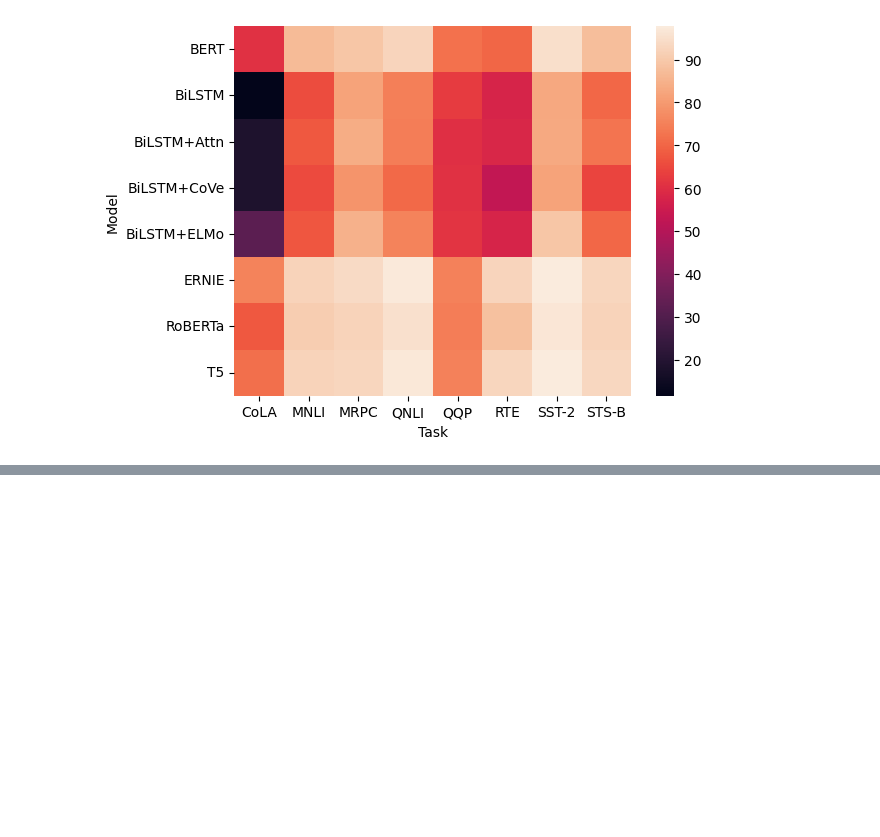
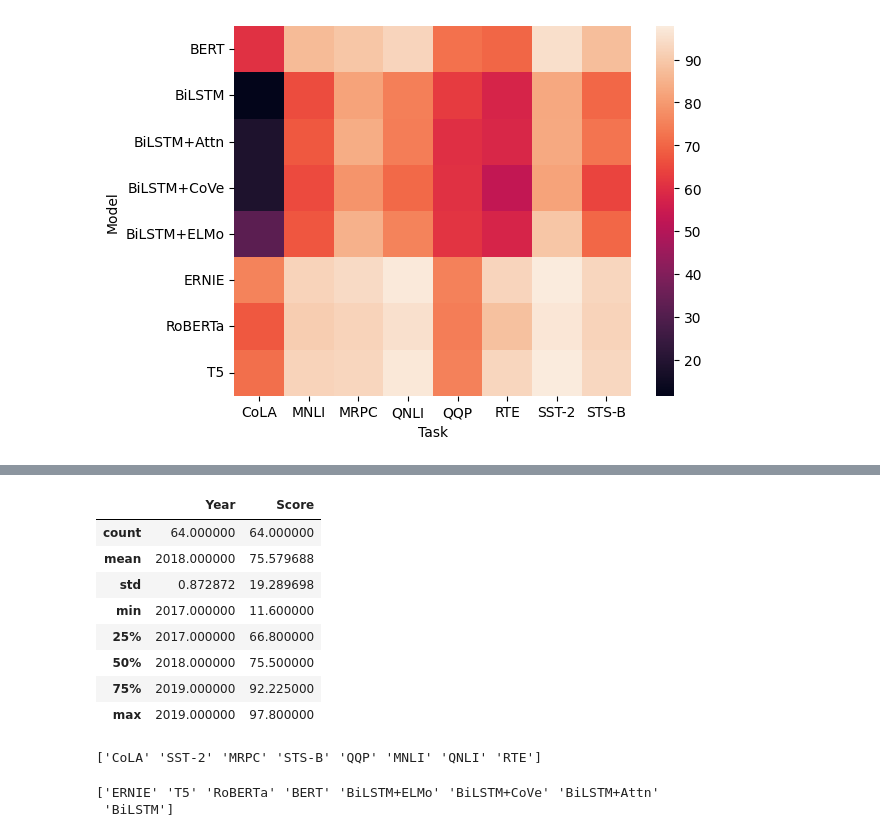
Before and after one commit to anumit-web/Seaborn-tutorial-4, a Jupyter notebook: Seaborn_test_4_2.ipynb, the cells around one changed output, grey strips where cells are left out. Cells and saved outputs as stored; diff of their text form; code cells hidden in the pictures; blank space fills up the shorter version.

```diff
--- a/Seaborn_test_4_2.ipynb
+++ b/Seaborn_test_4_2.ipynb
@@ -27,2 +81,21 @@ glue.info()
 # %%
-glue.describe()
+glue_original.describe()
+# %% [output]
+|  | Year | Score |
+| count | 64.000000 | 64.000000 |
+| mean | 2018.000000 | 75.579688 |
+| std | 0.872872 | 19.289698 |
+| min | 2017.000000 | 11.600000 |
+| 25% | 2017.000000 | 66.800000 |
+| 50% | 2018.000000 | 75.500000 |
+| 75% | 2019.000000 | 92.225000 |
+| max | 2019.000000 | 97.800000 |
+# %%
+print(glue_original['Task'].unique())
+# %% [output]
+['CoLA' 'SST-2' 'MRPC' 'STS-B' 'QQP' 'MNLI' 'QNLI' 'RTE']
+# %%
+print(glue_original['Model'].unique())
+# %% [output]
+['ERNIE' 'T5' 'RoBERTa' 'BERT' 'BiLSTM+ELMo' 'BiLSTM+CoVe' 'BiLSTM+Attn'
+ 'BiLSTM']
```
Also changed, not shown: parts of 7 cells of this notebook.
